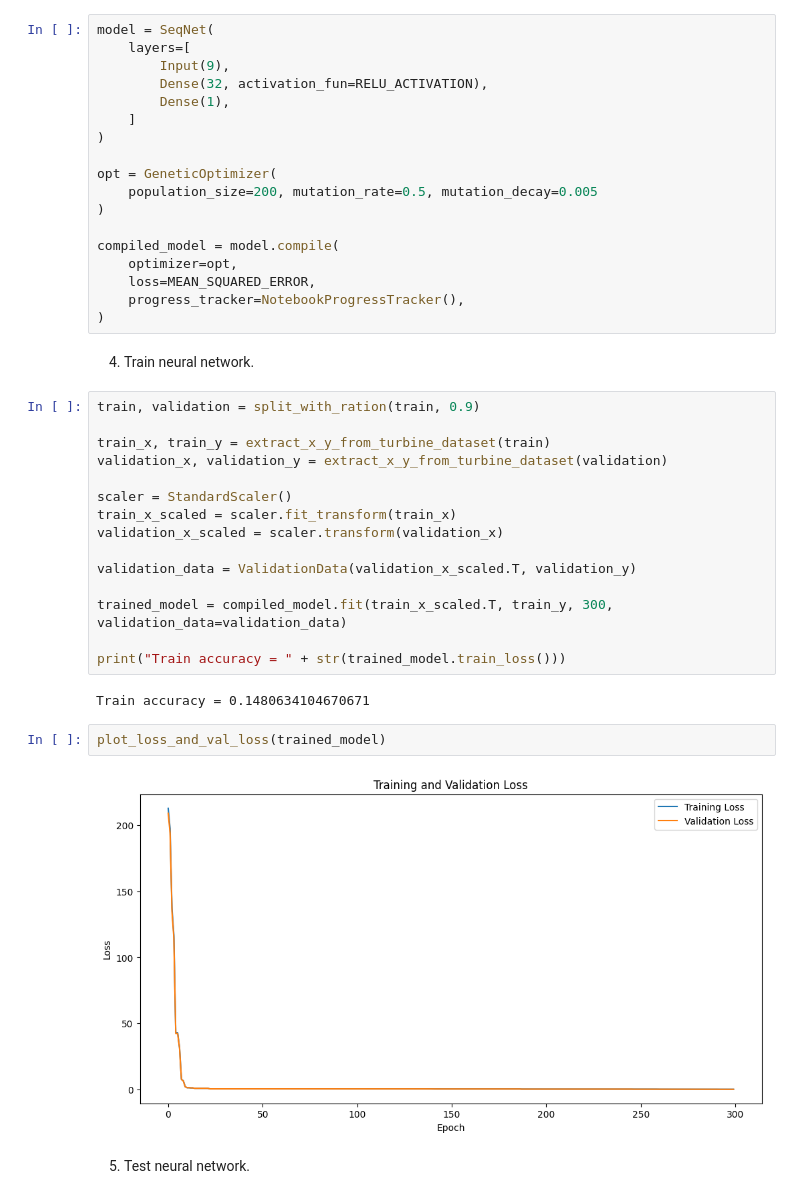
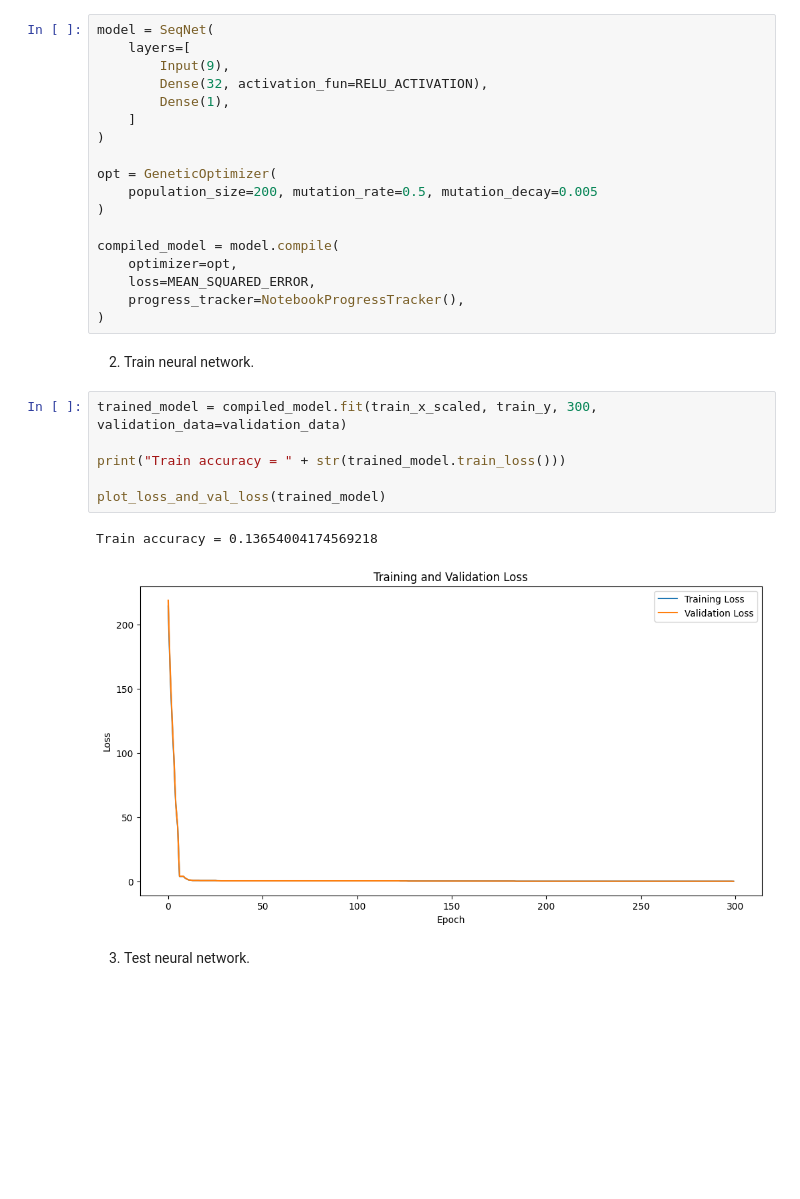
Before and after one commit to melalex/computational-intelligence, a Jupyter notebook: notebooks/wind_turbine_forecasting.ipynb, the cells around one changed output. Cells and saved outputs as stored; diff of their text form; blank space fills up the shorter version.

```diff
--- a/notebooks/wind_turbine_forecasting.ipynb
+++ b/notebooks/wind_turbine_forecasting.ipynb
@@ -59,28 +79,16 @@ compiled_model = model.compile(
     progress_tracker=NotebookProgressTracker(),
 )
 # %% [markdown]
-4. Train neural network.
+2. Train neural network.
-# %%
-train, validation = split_with_ration(train, 0.9)
-
-train_x, train_y = extract_x_y_from_turbine_dataset(train)
-validation_x, validation_y = extract_x_y_from_turbine_dataset(validation)
-
-scaler = StandardScaler()
-train_x_scaled = scaler.fit_transform(train_x)
-validation_x_scaled = scaler.transform(validation_x)
-
-validation_data = ValidationData(validation_x_scaled.T, validation_y)
-
-trained_model = compiled_model.fit(train_x_scaled.T, train_y, 300, validation_data=validation_data)
-
-print("Train accuracy = " + str(trained_model.train_loss()))
-# %% [output]
-Train accuracy = 0.1480634104670671
-# %%
-plot_loss_and_val_loss(trained_model)
-# %% [output]
-[figure, removed]
+# %%
+trained_model = compiled_model.fit(train_x_scaled, train_y, 300, validation_data=validation_data)
+
+print("Train accuracy = " + str(trained_model.train_loss()))
+
+plot_loss_and_val_loss(trained_model)
+# %% [output]
+Train accuracy = 0.13654004174569218
+[figure, added]
 # %% [markdown]
-5. Test neural network.
+3. Test neural network.
 # %%
```
Also changed, not shown: parts of 20 cells of this notebook, 3 other files.
